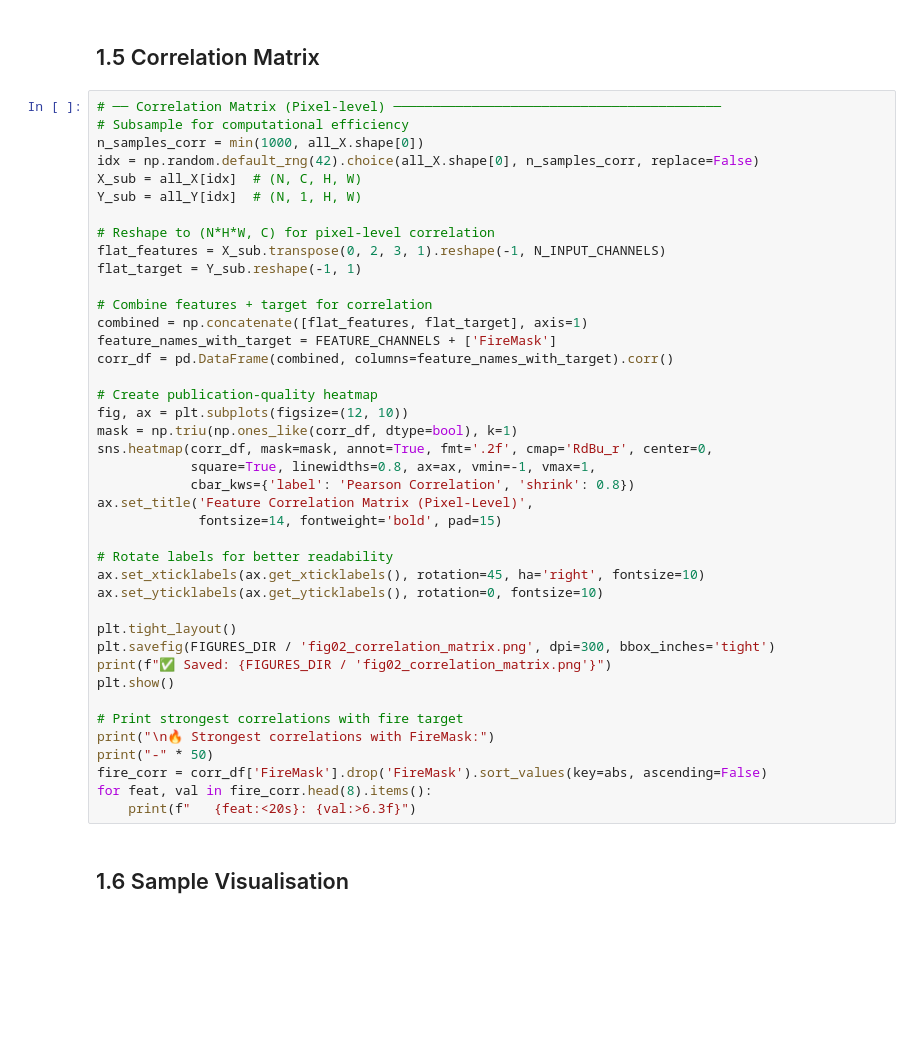
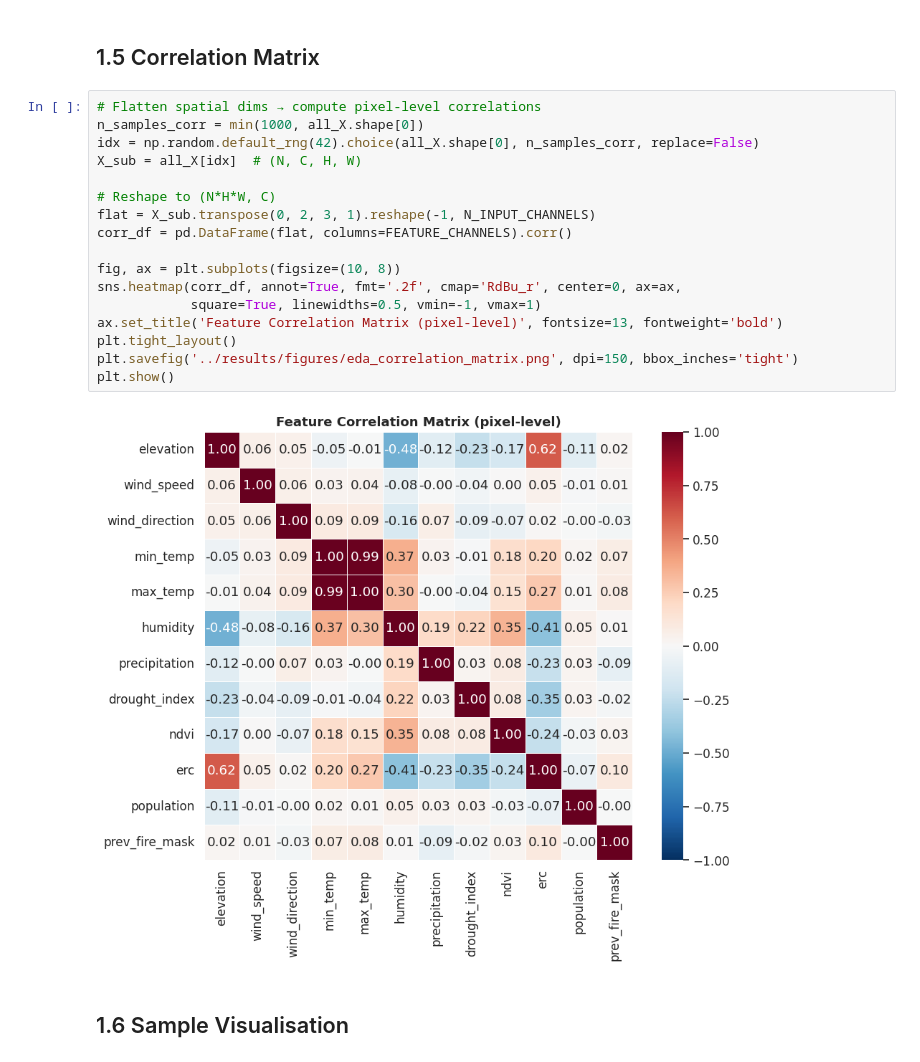
Before and after one commit to syrinemrf/FireSpreadNet, a Jupyter notebook: notebooks/01_EDA.ipynb, the cells around one changed output. Saved outputs shown, nothing was run; the diff lists cells and outputs as text; blank space fills up the shorter version.

```diff
--- a/notebooks/01_EDA.ipynb
+++ b/notebooks/01_EDA.ipynb
@@ -269,46 +210,24 @@ plt.show()
 # %% [markdown]
 ## 1.5 Correlation Matrix
 # %%
-# ── Correlation Matrix (Pixel-level) ──────────────────────────────────────────
-# Subsample for computational efficiency
+# Flatten spatial dims → compute pixel-level correlations
 n_samples_corr = min(1000, all_X.shape[0])
 idx = np.random.default_rng(42).choice(all_X.shape[0], n_samples_corr, replace=False)
 X_sub = all_X[idx]  # (N, C, H, W)
-Y_sub = all_Y[idx]  # (N, 1, H, W)
 
-# Reshape to (N*H*W, C) for pixel-level correlation
-flat_features = X_sub.transpose(0, 2, 3, 1).reshape(-1, N_INPUT_CHANNELS)
-flat_target = Y_sub.reshape(-1, 1)
+# Reshape to (N*H*W, C)
+flat = X_sub.transpose(0, 2, 3, 1).reshape(-1, N_INPUT_CHANNELS)
+corr_df = pd.DataFrame(flat, columns=FEATURE_CHANNELS).corr()
 
-# Combine features + target for correlation
-combined = np.concatenate([flat_features, flat_target], axis=1)
-feature_names_with_target = FEATURE_CHANNELS + ['FireMask']
-corr_df = pd.DataFrame(combined, columns=feature_names_with_target).corr()
-
-# Create publication-quality heatmap
-fig, ax = plt.subplots(figsize=(12, 10))
-mask = np.triu(np.ones_like(corr_df, dtype=bool), k=1)
-sns.heatmap(corr_df, mask=mask, annot=True, fmt='.2f', cmap='RdBu_r', center=0,
-            square=True, linewidths=0.8, ax=ax, vmin=-1, vmax=1,
-            cbar_kws={'label': 'Pearson Correlation', 'shrink': 0.8})
-ax.set_title('Feature Correlation Matrix (Pixel-Level)',
-             fontsize=14, fontweight='bold', pad=15)
-
-# Rotate labels for better readability
-ax.set_xticklabels(ax.get_xticklabels(), rotation=45, ha='right', fontsize=10)
-ax.set_yticklabels(ax.get_yticklabels(), rotation=0, fontsize=10)
-
+fig, ax = plt.subplots(figsize=(10, 8))
+sns.heatmap(corr_df, annot=True, fmt='.2f', cmap='RdBu_r', center=0, ax=ax,
+            square=True, linewidths=0.5, vmin=-1, vmax=1)
+ax.set_title('Feature Correlation Matrix (pixel-level)', fontsize=13, fontweight='bold')
 plt.tight_layout()
-plt.savefig(FIGURES_DIR / 'fig02_correlation_matrix.png', dpi=300, bbox_inches='tight')
-print(f"✅ Saved: {FIGURES_DIR / 'fig02_correlation_matrix.png'}")
+plt.savefig('../results/figures/eda_correlation_matrix.png', dpi=150, bbox_inches='tight')
 plt.show()
-
-# Print strongest correlations with fire target
-print("\n🔥 Strongest correlations with FireMask:")
-print("-" * 50)
-fire_corr = corr_df['FireMask'].drop('FireMask').sort_values(key=abs, ascending=False)
-for feat, val in fire_corr.head(8).items():
-    print(f"   {feat:<20s}: {val:>6.3f}")
+# %% [output]
+[figure, added]
 # %% [markdown]
 ## 1.6 Sample Visualisation
 # %%
```
Also changed, not shown: parts of 34 cells of this notebook, 12 other files.
